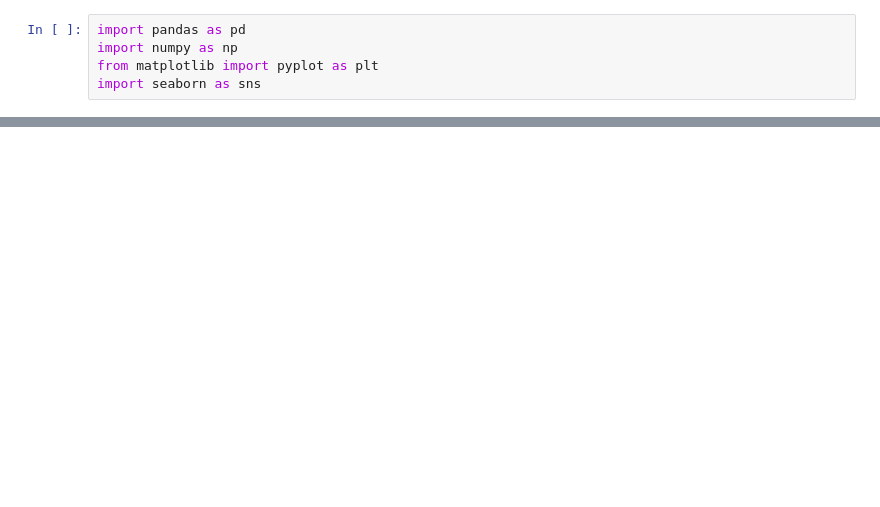
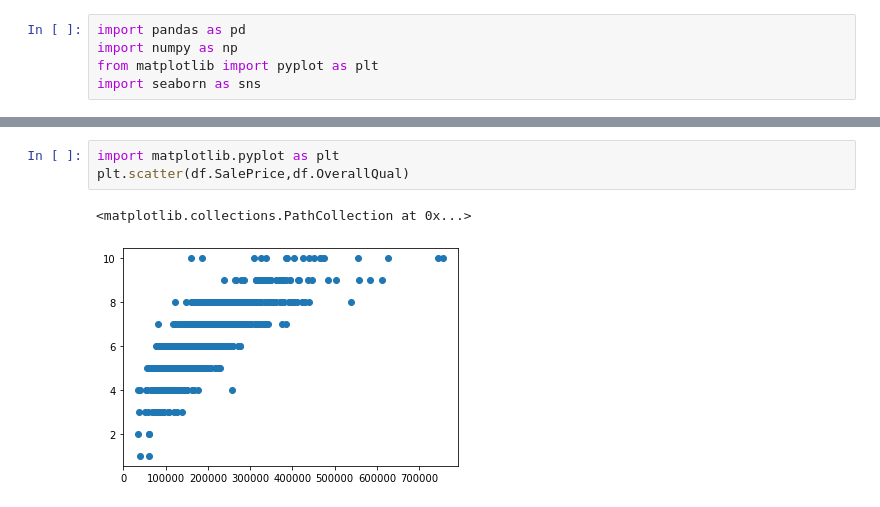
Before and after one commit to hiteshwarsingh1/Housing-Price, a Jupyter notebook: project.ipynb, the cells around one changed output, grey strips where cells are left out. Saved outputs shown, nothing was run; the diff lists cells and outputs as text; blank space fills up the shorter version.

```diff
--- a/project.ipynb
+++ b/project.ipynb
@@ -102,0 +270,6 @@ model3.score(X_test,Y_test)
+# %%
+import matplotlib.pyplot as plt
+plt.scatter(df.SalePrice,df.OverallQual)
+# %% [output]
+<matplotlib.collections.PathCollection at 0x...>
+[figure, added]
```
Also changed, not shown: parts of 46 cells of this notebook.
